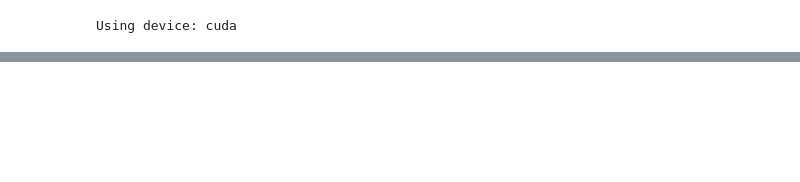
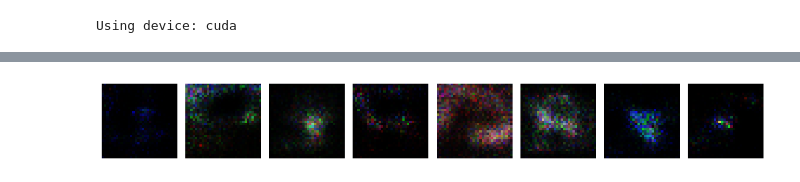
Before and after one commit to arman-hk/paper-impls, a Jupyter notebook: vae.ipynb, the cells around one changed output, grey strips where cells are left out. Cells and saved outputs as stored; diff of their text form; code cells hidden in the pictures; blank space fills up the shorter version.

```diff
--- a/vae.ipynb
+++ b/vae.ipynb
@@ -157,16 +231,19 @@ plot_reconstruction(model, test_batch)
 # %%
 def generate_images(model, num_images=8):
     model.eval()
     with torch.no_grad():
 
-        z = torch.randn(num_images, 20).to(device)
+        latent_dim = model.fc_mu.out_features
+        z = torch.randn(num_images, latent_dim).to(device)
         sample = model.decoder(z)
 
         plt.figure(figsize=(12, 3))
         for i in range(num_images):
             plt.subplot(1, num_images, i + 1)
             plt.imshow(sample[i].view(3, 32, 32).permute(1, 2, 0).cpu())
             plt.axis('off')
         plt.tight_layout()
 
 generate_images(model)
+# %% [output]
+[figure, added]
```
Also changed, not shown: parts of 6 cells of this notebook.
